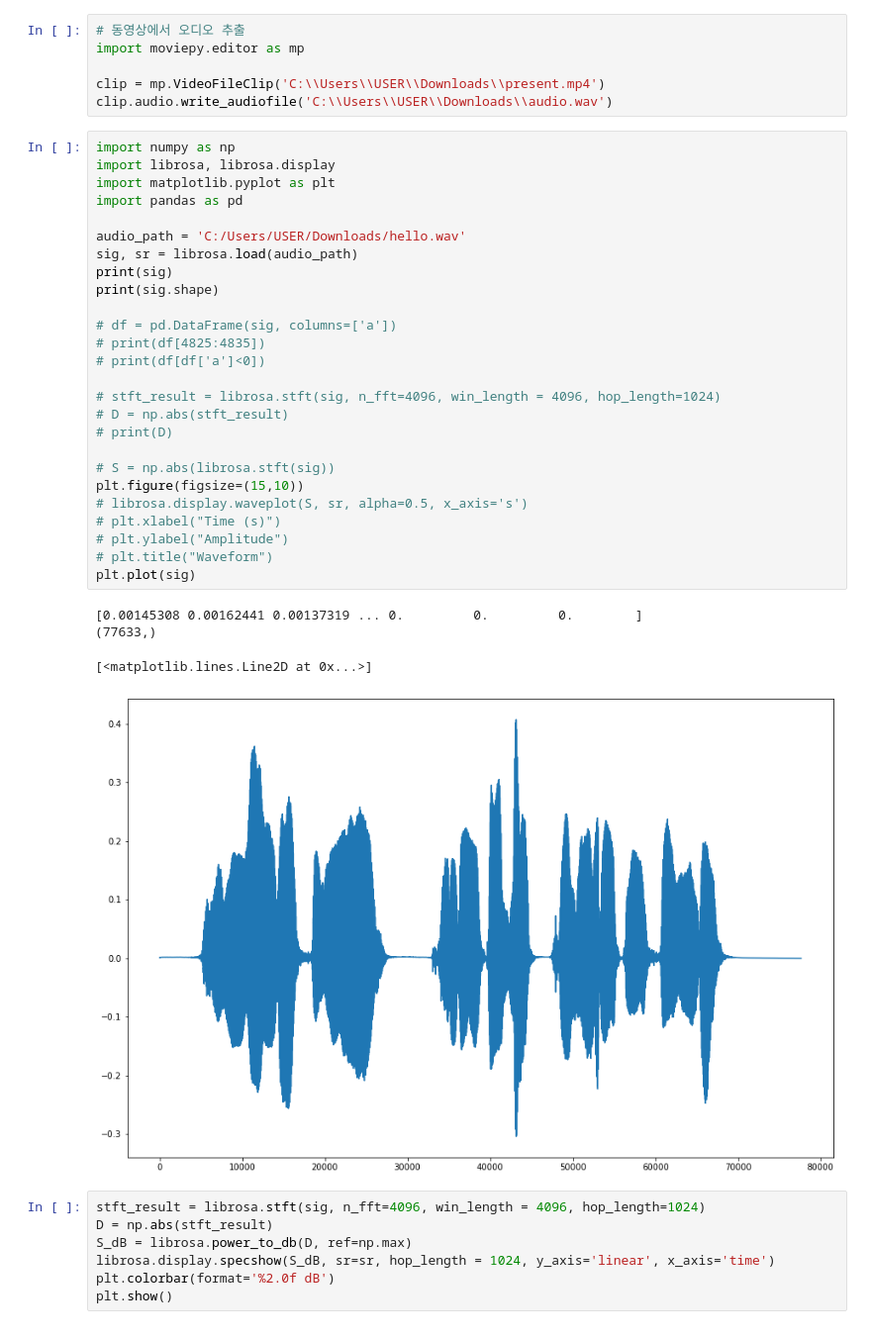
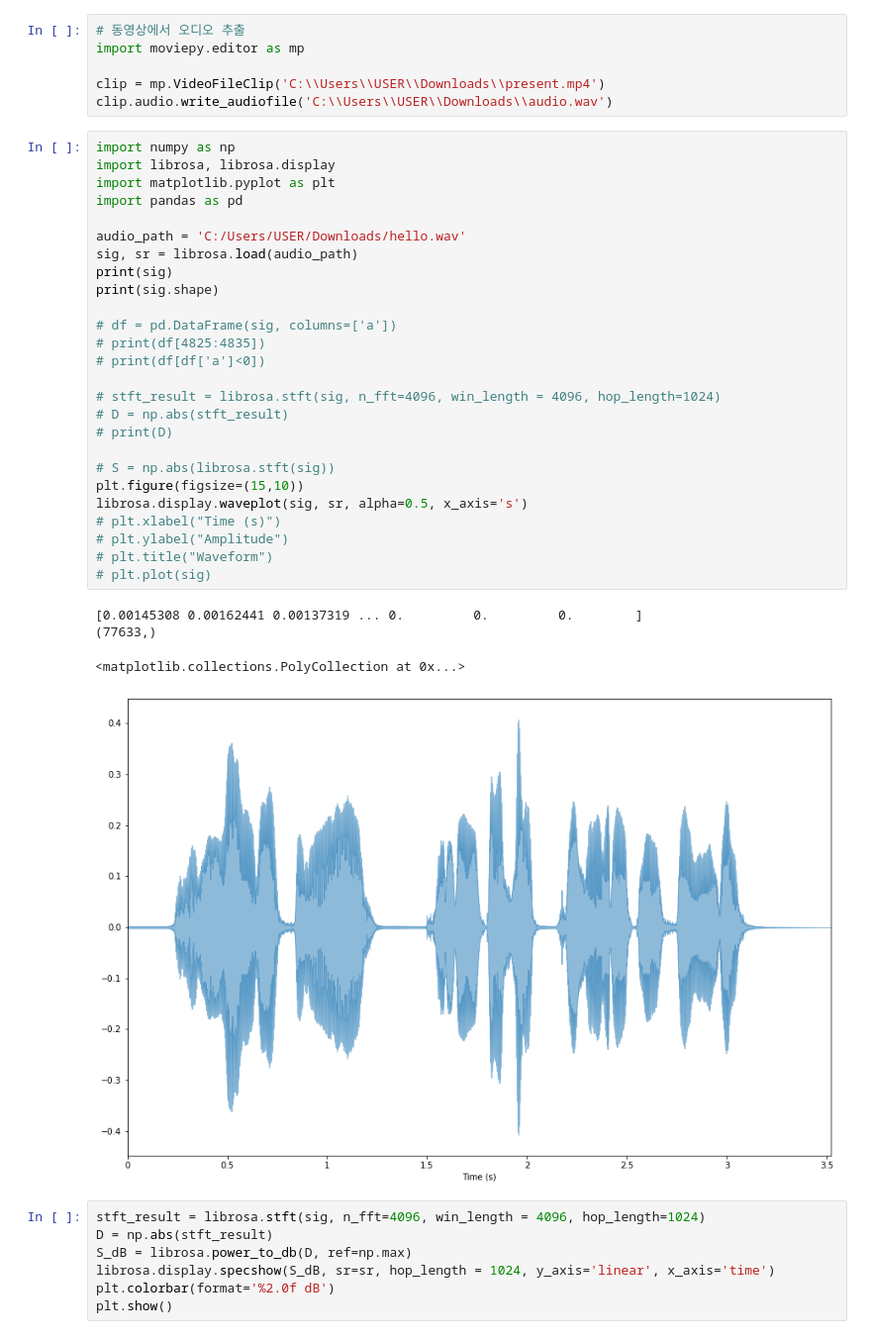
Before and after one commit to KDG21/TIL, a Jupyter notebook: sound_test.ipynb, the cells around one changed output. Shown at 99% size. Saved outputs shown, nothing was run; the diff lists cells and outputs as text.

```diff
--- a/sound_test.ipynb
+++ b/sound_test.ipynb
@@ -10,34 +10,34 @@ clip.audio.write_audiofile('C:\\Users\\USER\\Downloads\\audio.wav')
 # %%
 import numpy as np
 import librosa, librosa.display
 import matplotlib.pyplot as plt
 import pandas as pd
 
 audio_path = 'C:/Users/USER/Downloads/hello.wav'
 sig, sr = librosa.load(audio_path)
 print(sig)
 print(sig.shape)
 
 # df = pd.DataFrame(sig, columns=['a'])
 # print(df[4825:4835])
 # print(df[df['a']<0])
 
 # stft_result = librosa.stft(sig, n_fft=4096, win_length = 4096, hop_length=1024)
 # D = np.abs(stft_result)
 # print(D)
 
 # S = np.abs(librosa.stft(sig))
 plt.figure(figsize=(15,10))
-# librosa.display.waveplot(S, sr, alpha=0.5, x_axis='s')
+librosa.display.waveplot(sig, sr, alpha=0.5, x_axis='s')
 # plt.xlabel("Time (s)")
 # plt.ylabel("Amplitude")
 # plt.title("Waveform")
-plt.plot(sig)
+# plt.plot(sig)
 # %% [output]
 [0.00145308 0.00162441 0.00137319 ... 0.         0.         0.        ]
 (77633,)
-[<matplotlib.lines.Line2D at 0x...>]
+<matplotlib.collections.PolyCollection at 0x...>
-[figure, old version]
+[figure, new version]
 # %%
 stft_result = librosa.stft(sig, n_fft=4096, win_length = 4096, hop_length=1024)
 D = np.abs(stft_result)
```
Also changed, not shown: parts of 2 cells of this notebook.
